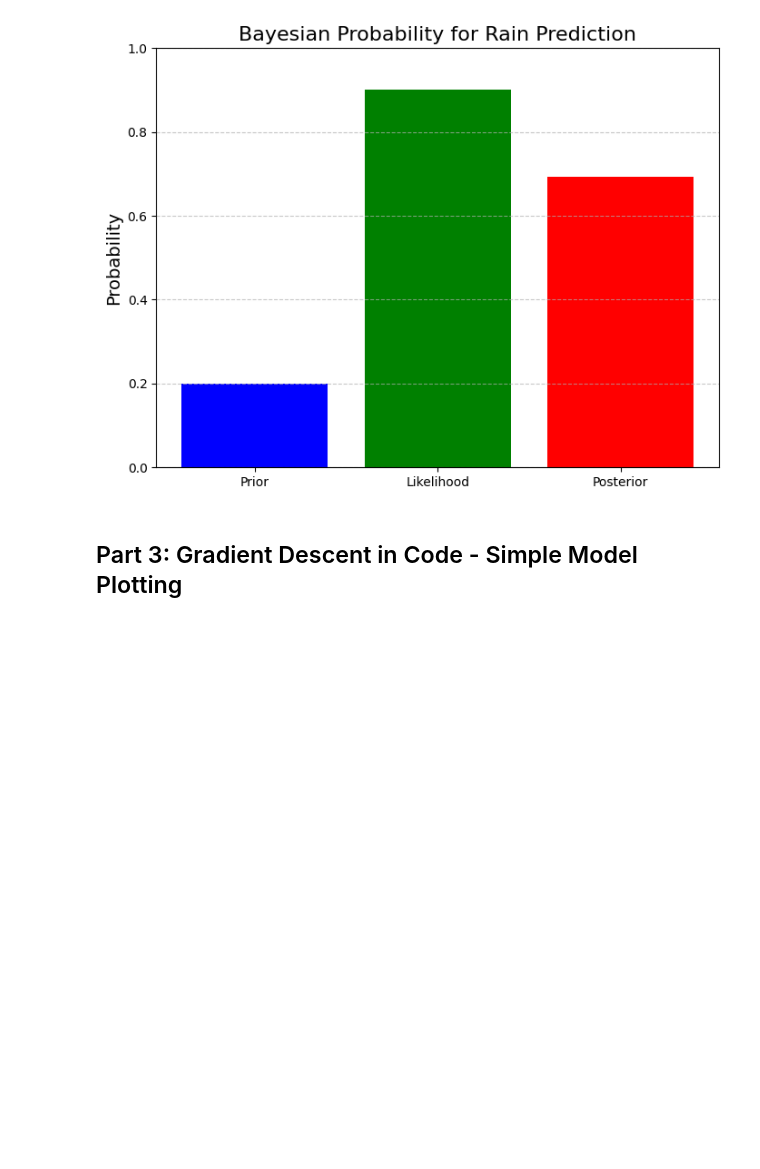
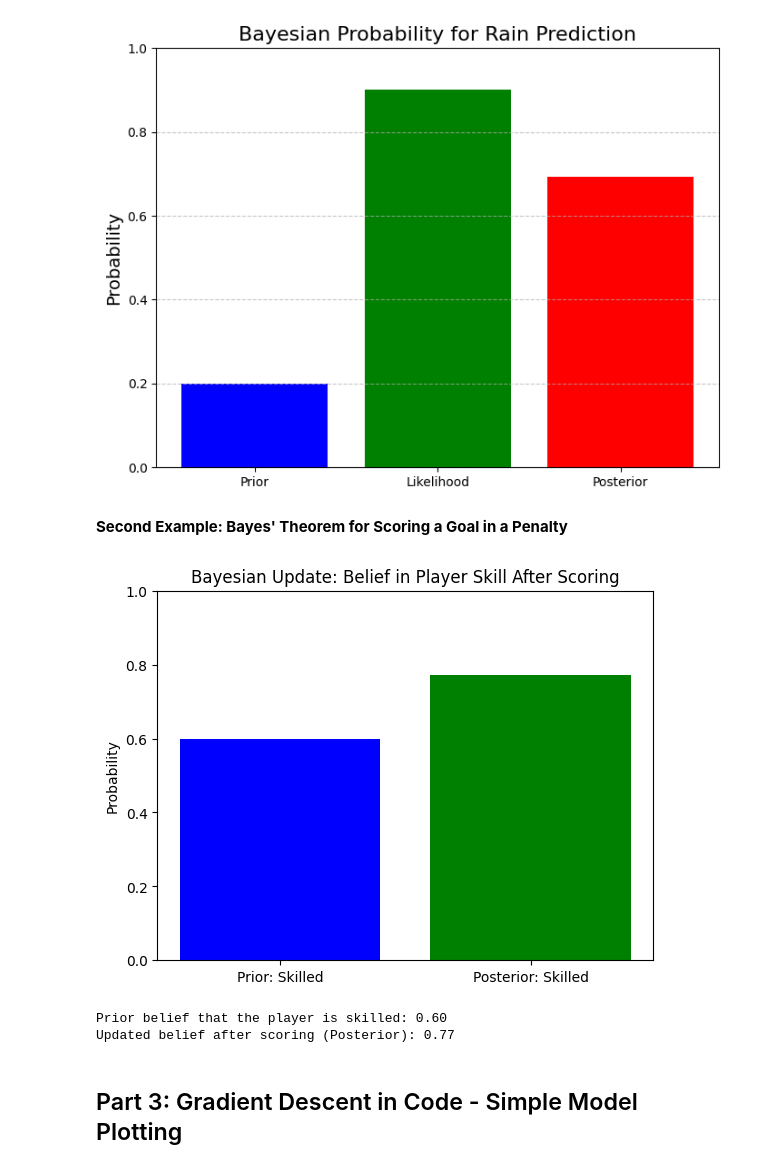
Before and after one commit to NiyonshutiDavid/normal_distribution-Group_2, a Jupyter notebook: normal_distribution.ipynb, the cells around one changed output. Saved outputs shown, nothing was run; the diff lists cells and outputs as text; code cells hidden in the pictures; blank space fills up the shorter version.

Commit message:
Implement Bayesian inference for penalty goal prediction with visualization

```diff
--- a/normal_distribution.ipynb
+++ b/normal_distribution.ipynb
@@ -244,6 +244,44 @@ plt.grid(axis='y', linestyle='--', alpha=0.7)
 plt.show()
 # %% [output]
 [figure]
+# %% [markdown]
+**Second Example: Bayes' Theorem for Scoring a Goal in a Penalty**
+# %%
+import numpy as np
+import matplotlib.pyplot as plt
+
+def bayes_update(prior, likelihood, prob_B):
+    """Compute the posterior probability using Bayes' Theorem."""
+    return (likelihood * prior) / prob_B
+
+# Given probabilities
+P_A = 0.6  # Prior: belief that the player is skilled
+P_B_given_A = 0.9  # Likelihood: skilled player scores
+P_B_given_not_A = 0.4  # Unskilled player scores
+P_not_A = 1 - P_A  # Complement of prior
+
+# Total probability of scoring
+P_B = (P_B_given_A * P_A) + (P_B_given_not_A * P_not_A)
+
+# Compute posterior
+P_A_given_B = bayes_update(P_A, P_B_given_A, P_B)
+
+# Visualization
+labels = ['Prior: Skilled', 'Posterior: Skilled']
+values = [P_A, P_A_given_B]
+plt.bar(labels, values, color=['blue', 'green'])
+plt.ylim(0, 1)
+plt.ylabel('Probability')
+plt.title('Bayesian Update: Belief in Player Skill After Scoring')
+plt.show()
+
+# Print results
+print(f"Prior belief that the player is skilled: {P_A:.2f}")
+print(f"Updated belief after scoring (Posterior): {P_A_given_B:.2f}")
+# %% [output]
+[figure, added]
+Prior belief that the player is skilled: 0.60
+Updated belief after scoring (Posterior): 0.77
 # %% [markdown]
 ## Part 3: Gradient Descent in Code - Simple Model Plotting
 # %% [markdown]
```
